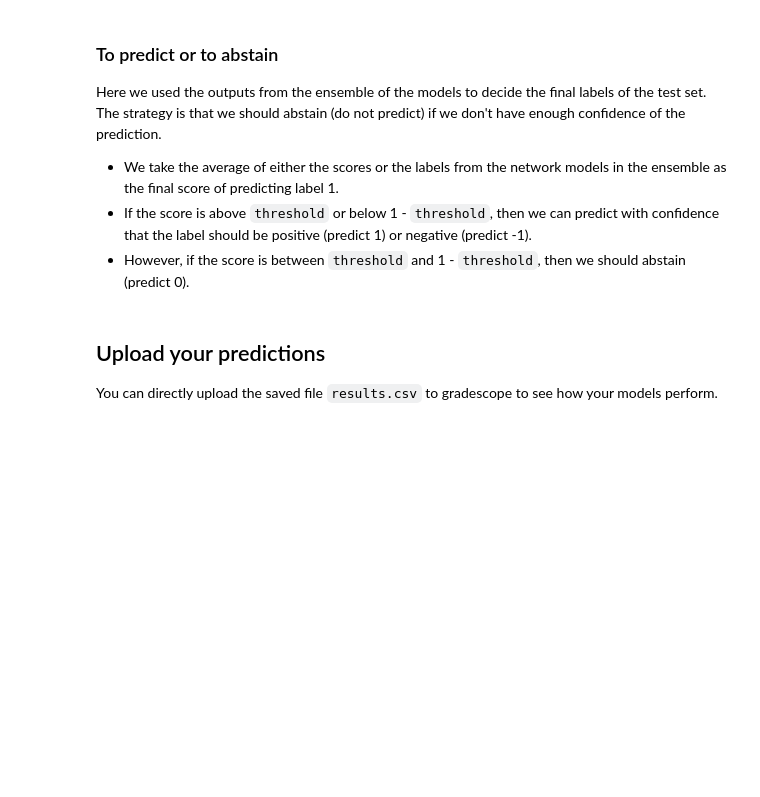
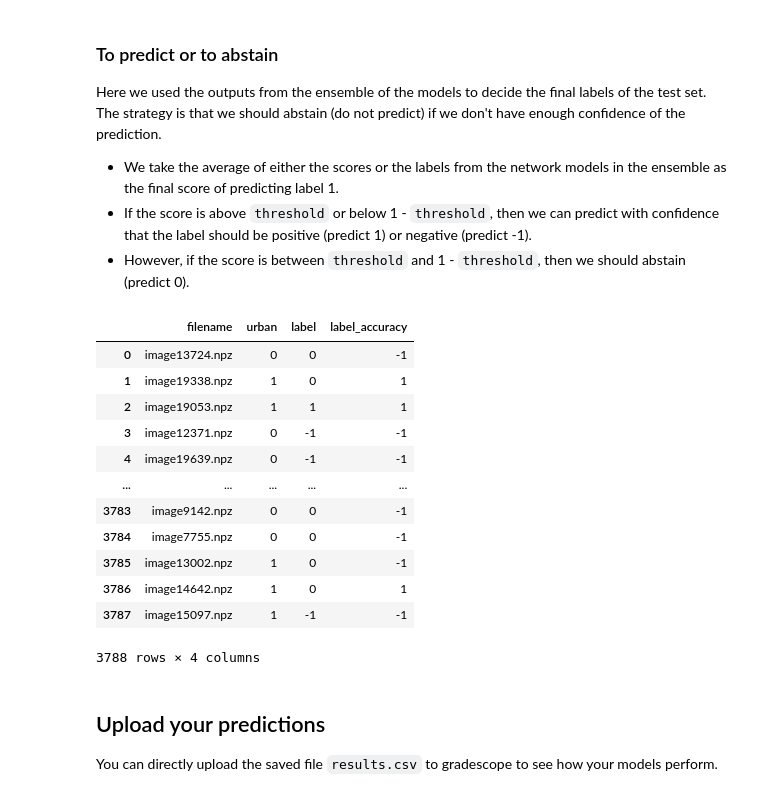
Before and after one commit to tongyanjun/Public-CSE255-2022, a Jupyter notebook: notebooks/Section4-Final-Project/cnn/public-litao.ipynb, the cells around one changed output. Drawn from its saved outputs; the diff is of its cells as text; code cells hidden in the pictures; blank space fills up the shorter version.

```diff
--- a/notebooks/Section4-Final-Project/cnn/public-litao.ipynb
+++ b/notebooks/Section4-Final-Project/cnn/public-litao.ipynb
@@ -298,27 +354,45 @@ Here we used the outputs from the ensemble of the models to decide the final lab
 # %%
 def get_preds(threshold=0.6, use_score=True):
     name_preds = []
     for index, row in test_csv_df.iterrows():
         filename = row['filename']
         if use_score:
             mean_output = np.mean(name_scores_nn[filename])
         else:
             mean_output = np.mean(name_labels_nn[filename])
 
         if mean_output >= threshold:
             pred = 1
         elif mean_output <= 1 - threshold:
             pred = -1
         else:
             pred = 0
-        name_preds.append([filename, pred])
-    preds_df = pd.DataFrame(name_preds, columns=['filename', 'label'])
+
+        pred_accu = 1 if mean_output > 0.5 else -1
+        name_preds.append([filename, pred, pred_accu])
+    preds_df = pd.DataFrame(name_preds, columns=['filename', 'label', 'label_accuracy'])
 
     return preds_df
 
 preds_df = get_preds()
-outputs_df = test_csv_df[['filename', 'country']].merge(preds_df, on='filename')
+outputs_df = test_csv_df[['filename', 'urban']].merge(preds_df, on='filename')
+outputs_df = outputs_df.astype({'urban': int})
 outputs_df.to_csv('results.csv')
+outputs_df
+# %% [output]
+|  | filename | urban | label | label_accuracy |
+| 0 | image13724.npz | 0 | 0 | -1 |
+| 1 | image19338.npz | 1 | 0 | 1 |
+| 2 | image19053.npz | 1 | 1 | 1 |
+| 3 | image12371.npz | 0 | -1 | -1 |
+| 4 | image19639.npz | 0 | -1 | -1 |
+| ... | ... | ... | ... | ... |
+| 3783 | image9142.npz | 0 | 0 | -1 |
+| 3784 | image7755.npz | 0 | 0 | -1 |
+| 3785 | image13002.npz | 1 | 0 | -1 |
+| 3786 | image14642.npz | 1 | 0 | 1 |
+| 3787 | image15097.npz | 1 | -1 | -1 |
+3788 rows × 4 columns
 # %% [markdown]
 ## Upload your predictions
 
```
Also changed, not shown: parts of 17 cells of this notebook.
